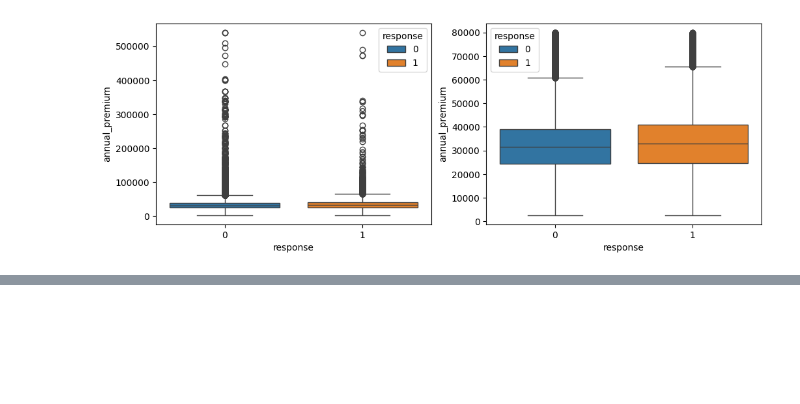
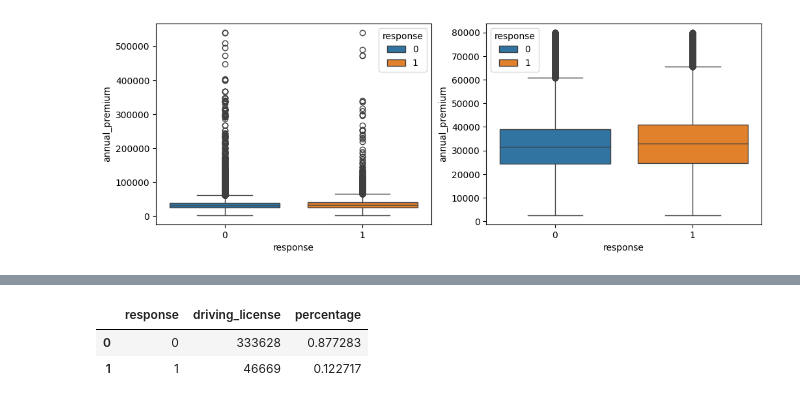
Before and after one commit to jessicanadalete/health_insurance_cross_sell, a Jupyter notebook: health_insurance_cross_sell.ipynb, the cells around one changed output, grey strips where cells are left out. Cells and saved outputs as stored; diff of their text form; code cells hidden in the pictures; blank space fills up the shorter version.

```diff
--- a/health_insurance_cross_sell.ipynb
+++ b/health_insurance_cross_sell.ipynb
@@ -210,3 +213,12 @@ sns.histplot(aux3, ax=axes[2]);
+# %%
+#driving license
+aux = df4[['driving_license', 'response']].groupby('response').sum().reset_index()
+aux['percentage'] = aux['driving_license']/aux['driving_license'].sum()
+aux
+# %% [output]
+|  | response | driving_license | percentage |
+| 0 | 0 | 333628 | 0.877283 |
+| 1 | 1 | 46669 | 0.122717 |
 # %%
 #region
 # %%
```
Also changed, not shown: parts of 3 cells of this notebook.
